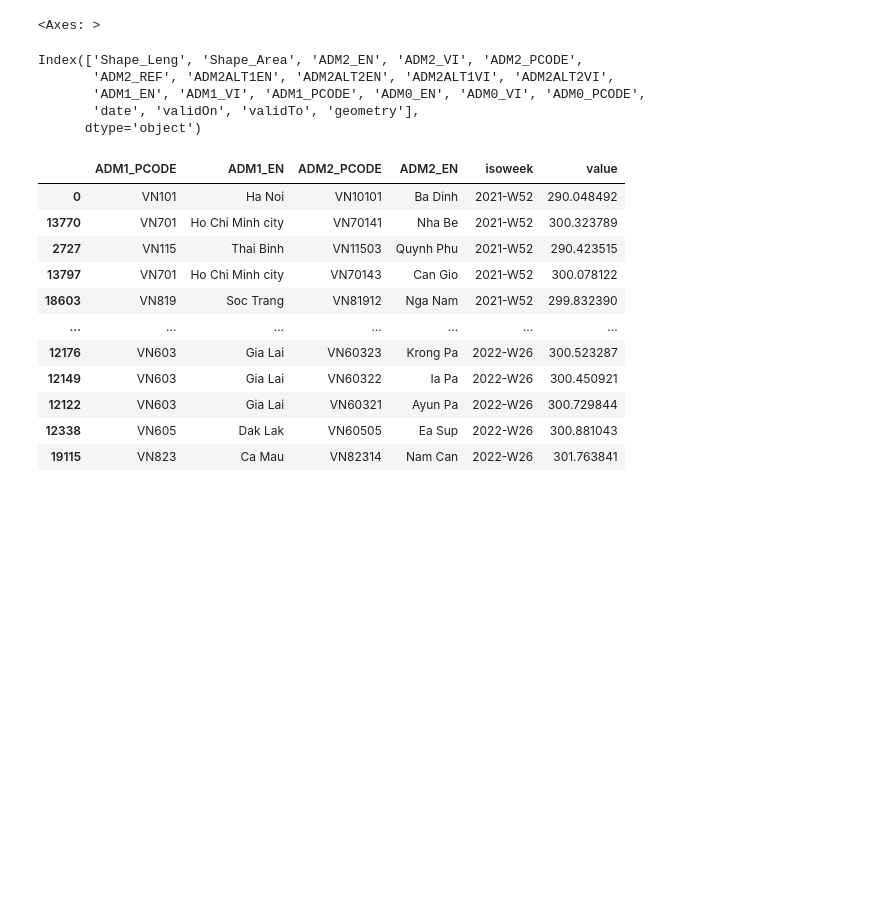
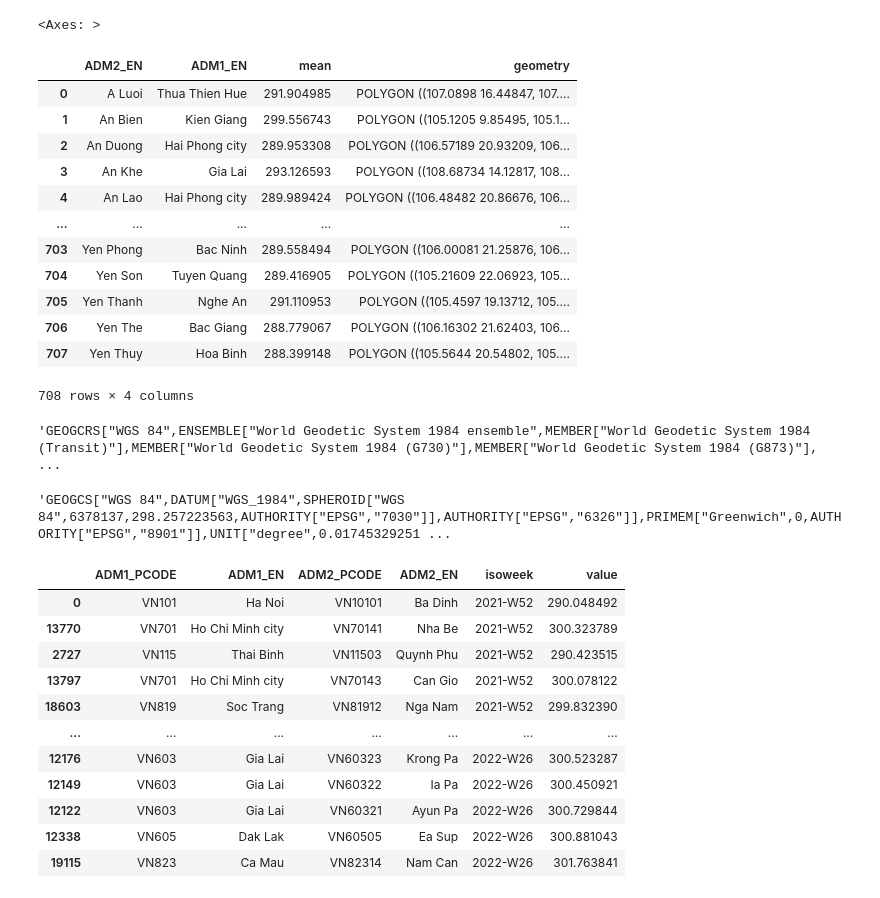
Before and after one commit to kraemer-lab/geoglue, a Jupyter notebook: xarray_exactextract.ipynb, the cells around one changed output. Drawn from its saved outputs; the diff is of its cells as text; code cells hidden in the pictures; blank space fills up the shorter version.

```diff
--- a/xarray_exactextract.ipynb
+++ b/xarray_exactextract.ipynb
@@ -62,5 +67,5 @@ ds
 # %%
-vietnam_weather = era5_raster(era5_file, '2m_temperature', city_polygons).sel(valid_time="2022-01-01")
+vietnam_weather = era5_raster(era5, '2m_temperature', city_polygons).sel(valid_time="2022-01-01")
 vietnam_weather.plot(x="longitude")
 # %% [output]
 <matplotlib.collections.QuadMesh at 0x...>
@@ -81,11 +86,24 @@ Resampling using: 13
 <Axes: >
 # %%
 zs = weather_m.zonal_stats(city_polygons, 'mean(coverage_weight=area_spherical_m2)', weights=population_m, include_cols=["ADM2_EN", "ADM1_EN"], include_geom=True)
+zs
+# %% [output]
+|  | ADM2_EN | ADM1_EN | mean | geometry |
+| 0 | A Luoi | Thua Thien Hue | 291.904985 | POLYGON ((107.0898 16.44847, 107.... |
+| 1 | An Bien | Kien Giang | 299.556743 | POLYGON ((105.1205 9.85495, 105.1... |
+| 2 | An Duong | Hai Phong city | 289.953308 | POLYGON ((106.57189 20.93209, 106... |
+| 3 | An Khe | Gia Lai | 293.126593 | POLYGON ((108.68734 14.12817, 108... |
+| 4 | An Lao | Hai Phong city | 289.989424 | POLYGON ((106.48482 20.86676, 106... |
+| ... | ... | ... | ... | ... |
+| 703 | Yen Phong | Bac Ninh | 289.558494 | POLYGON ((106.00081 21.25876, 106... |
+| 704 | Yen Son | Tuyen Quang | 289.416905 | POLYGON ((105.21609 22.06923, 105... |
+| 705 | Yen Thanh | Nghe An | 291.110953 | POLYGON ((105.4597 19.13712, 105.... |
+| 706 | Yen The | Bac Giang | 288.779067 | POLYGON ((106.16302 21.62403, 106... |
+| 707 | Yen Thuy | Hoa Binh | 288.399148 | POLYGON ((105.5644 20.54802, 105.... |
+708 rows × 4 columns
-# %%
-city_polygons.columns
-# %% [output]
-Index(['Shape_Leng', 'Shape_Area', 'ADM2_EN', 'ADM2_VI', 'ADM2_PCODE',
-       'ADM2_REF', 'ADM2ALT1EN', 'ADM2ALT2EN', 'ADM2ALT1VI', 'ADM2ALT2VI',
-       'ADM1_EN', 'ADM1_VI', 'ADM1_PCODE', 'ADM0_EN', 'ADM0_VI', 'ADM0_PCODE',
-       'date', 'validOn', 'validTo', 'geometry'],
-      dtype='object')
+# %%
+from exactextract.feature import GeoPandasFeatureSource
+from exactextract.raster import RasterioRasterSource, XArrayRasterSource
+GeoPandasFeatureSource(city_polygons).srs_wkt()
+# %% [output]
+'GEOGCRS["WGS 84",ENSEMBLE["World Geodetic System 1984 ensemble",MEMBER["World Geodetic System 1984 (Transit)"],MEMBER["World Geodetic System 1984 (G730)"],MEMBER["World Geodetic System 1984 (G873)"], ...
@@ -92,3 +113,7 @@ Index(['Shape_Leng', 'Shape_Area', 'ADM2_EN', 'ADM2_VI', 'ADM2_PCODE',
+# %%
+wkt
+# %% [output]
+'GEOGCS["WGS 84",DATUM["WGS_1984",SPHEROID["WGS 84",6378137,298.257223563,AUTHORITY["EPSG","7030"]],AUTHORITY["EPSG","6326"]],PRIMEM["Greenwich",0,AUTHORITY["EPSG","8901"]],UNIT["degree",0.01745329251 ...
 # %%
 from tqdm.notebook import tqdm
 def yearly_era5_zonal_statistics(dataset: xr.Dataset, variable: str, gdf: gpd.GeoDataFrame, population: MemoryRaster, statistic: str, operation: str = 'mean(coverage_weight=area_spherical_m2)') -> pd.DataFrame:
```
Also changed, not shown: parts of 3 cells of this notebook, 1 other file.
